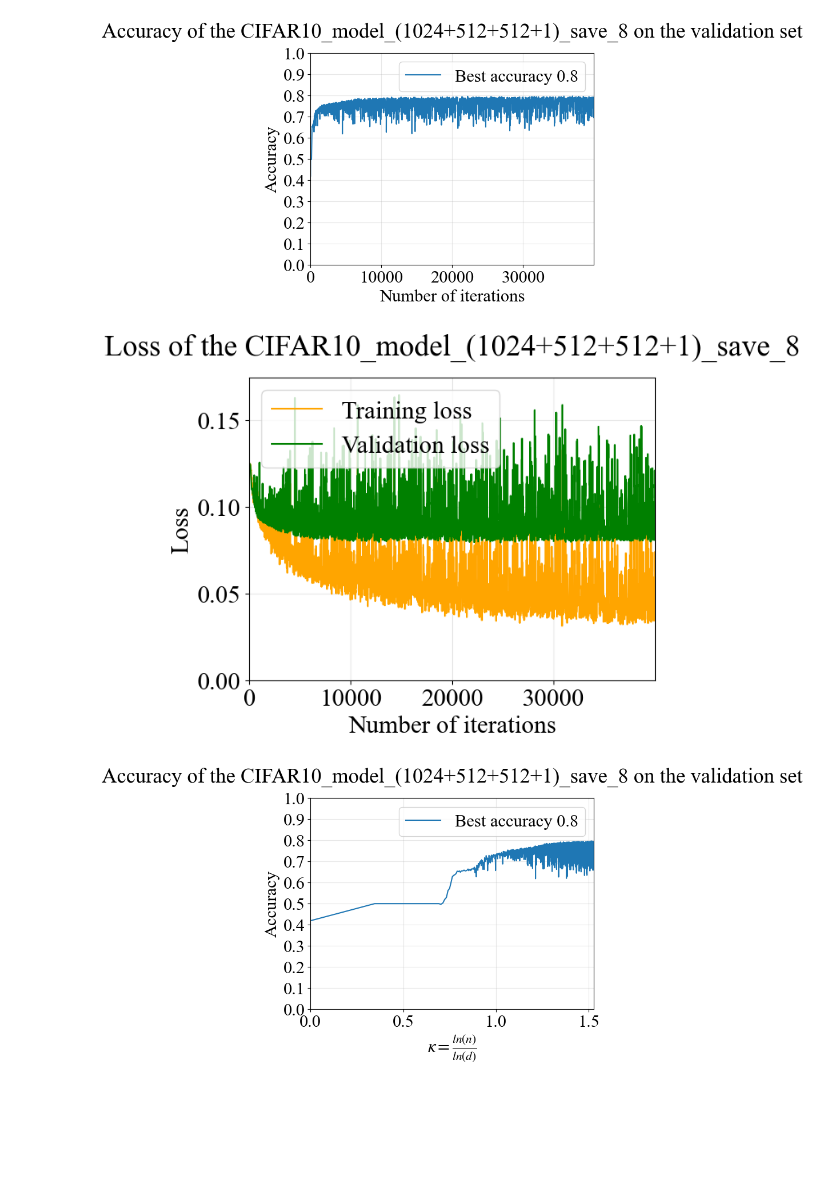
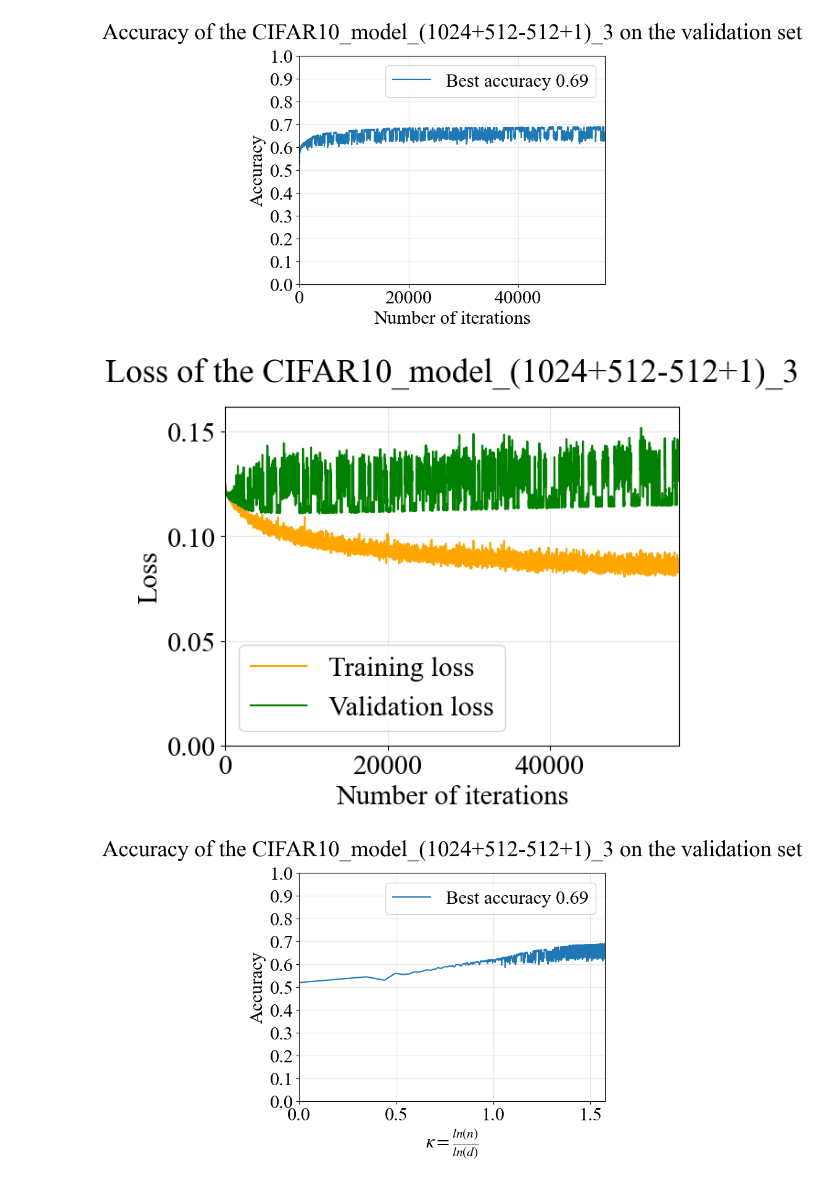
Before and after one commit to HugoVidal1/Stage_P3A_IdePHICS, a Jupyter notebook: CIFAR-10/classifiers_constructor.ipynb, the cells around one changed output. Drawn from its saved outputs; the diff is of its cells as text; code cells hidden in the pictures; blank space fills up the shorter version.

Commit message:
Add of post-processed curves

```diff
--- a/CIFAR-10/classifiers_constructor.ipynb
+++ b/CIFAR-10/classifiers_constructor.ipynb
@@ -750,4 +754,4 @@ Itera
 # %%
-binary_model_3_layer = binary_classification_three_layer_NN(1024, 512, 512, eps_init = 1e-3)
+binary_model_3_layer = binary_classification_three_layer_NN(1024, 512, 512, eps_init = 1e-2)
 # %%
-binary_model_3_layer.train_layers(x_train, y_train, x_valid, y_valid, 2.3, 1e-3, 1e8, 0.2, 0.2, 0.2, 1, 0.1, 10, True, True, True, 0.3)
+binary_model_3_layer.train_layers(x_train, y_train, x_valid, y_valid, 2.3, 1e-3, 1e8, 0, 0, 0, 1, 0.2, 10, True, True, True, 0.7)
@@ -773,5 +758,5 @@ KeyboardInterrupt:
 # %%
-binary_model_3_layer_1_untrained = binary_classification_three_layer_NN(3072, 2048, 2048, eps_init = 1e-3)
+binary_model_3_layer_1_untrained = binary_classification_three_layer_NN(1024, 512, 512, eps_init = 1e-2)
 # %%
-binary_model_3_layer_1_untrained.train_layers(x_train, y_train, x_valid, y_valid, 1.5, 1e-3, 0, 0, 0, 1, 0.01, 10, True, False, True)
+binary_model_3_layer_1_untrained.train_layers(x_train, y_train, x_valid, y_valid, 2.6, 1e-2, 1e8, 0, 0, 0, 1, 0.2, 10, True, False, True, 0.3)
 # %% [output]
@@ -807,11 +792,11 @@ model_3_layer_1_untrained = three_layer_NN(784, 2048, 2048, 10)
 model_3_layer_1_untrained.train_layers(x_train, y_train, x_valid, y_valid, 2, 1e-3, 0, 0, 0, 1, 0.01, 10, True, False, True)
 # %%
 save = True
-date = "06_05_25_"
+date = "07_05_25_"
 if save :
     # Save the model
-    model = binary_model_3_layer
-    model_name = "CIFAR10_model_(1024+512+512+1)_save_8"
+    model = binary_model_3_layer_1_untrained
+    model_name = "CIFAR10_model_(1024+512-512+1)_3"
     save_path = "Classifiers/" + date + model_name + "/"
     os.makedirs(save_path, exist_ok=True)
     torch.save(model , save_path + model_name + ".pt")
@@ -867,33 +852,33 @@ if save :
     plt.title("Accuracy of the " + model_name + " on the validation set", pad = 20)
     plt.legend()
     plt.savefig(save_path + "figures/kappa_accuracy_of_" + model_name + ".png", bbox_inches='tight')
     plt.savefig(save_path + "figures/kappa_accuracy_of_" + model_name + ".svg", bbox_inches='tight')
     data = np.column_stack((kappa, model.accuracy_trajectory))
     np.savetxt(save_path + "figures/kappa_accuracy_" + model_name + ".txt", data, delimiter=",", header="kappa, accuracy")
     plt.show()
 
     # Plot training and validation loss
     kappa = [np.log(n)/np.log(model.input_dimension) for n in np.linspace(1, len(model.training_loss_trajectory)*model.observation_rate, len(model.training_loss_trajectory))]
     plt.plot(kappa, model.training_loss_trajectory, label = "Training loss", color = "orange")
     plt.plot(kappa, model.validation_loss_trajectory, label = "Validation loss", color = "green")
     plt.xlim(0, np.max(kappa))
     plt.ylim(0, np.max([model.training_loss_trajectory, model.validation_loss_trajectory])+0.01)
     plt.xlabel(r"$\kappa  = \frac{ln(n)}{ln(d)}$")
     plt.ylabel("Loss")
     plt.grid(alpha=0.3)
     plt.title("Loss of the " + model_name, pad = 20)
     plt.legend()
     plt.savefig(save_path + "figures/kappa_loss_of_" + model_name + ".png", bbox_inches='tight')
     plt.savefig(save_path + "figures/kappa_loss_of_" + model_name + ".svg", bbox_inches='tight')
     data_training = np.column_stack((kappa, model.training_loss_trajectory))
     np.savetxt(save_path + "figures/kappa_loss_training_" + model_name + ".txt", data_training, delimiter=",", header="kappa, training_loss")
     data_validation = np.column_stack((kappa, model.validation_loss_trajectory))
     np.savetxt(save_path + "figures/kappa_loss_validation_" + model_name + ".txt", data_validation, delimiter=",", header="kappa, validation_loss")
     plt.show()
 
 else:
     print("No save")
 # %% [output]
-[figure, old version]
+[figure, new version]
-[figure, old version]
+[figure, new version]
-[figure, old version]
+[figure, new version]
```
Also changed, not shown: parts of 11 cells of this notebook, 6 other files.
